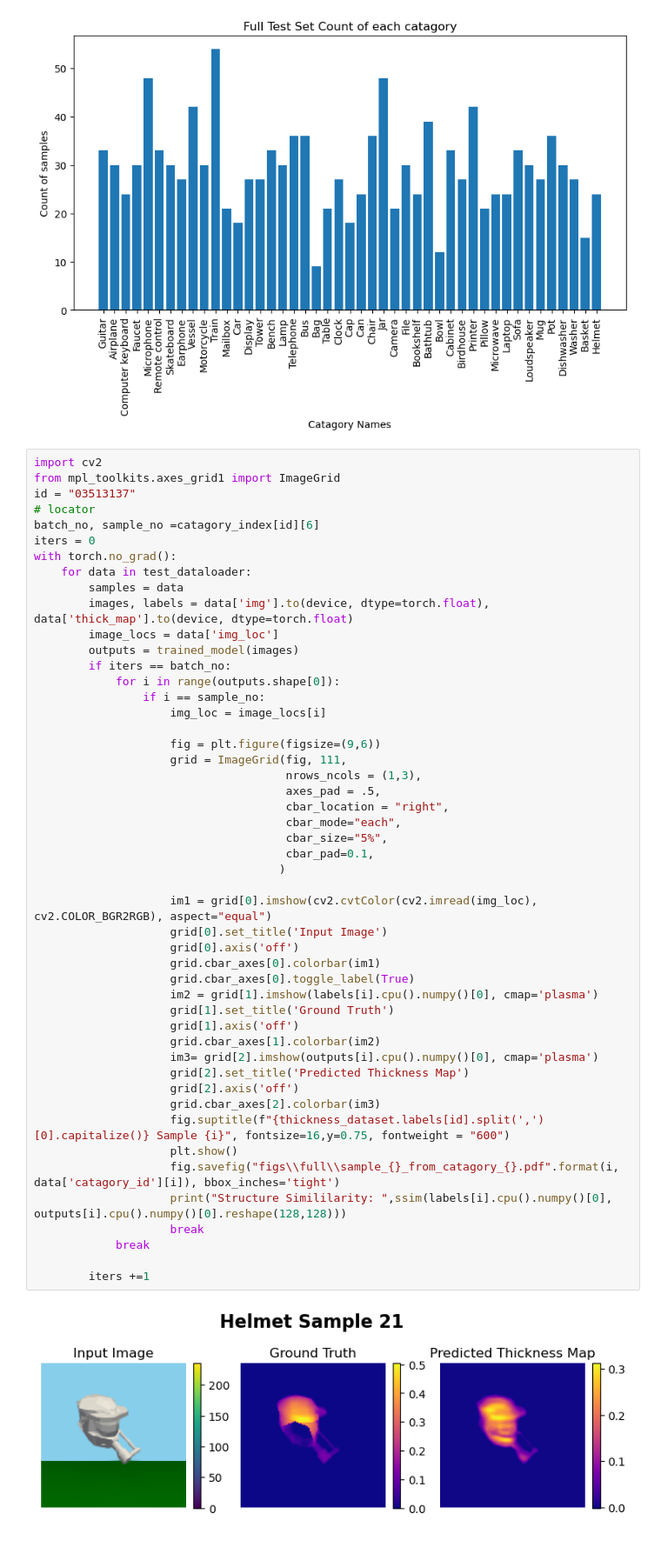
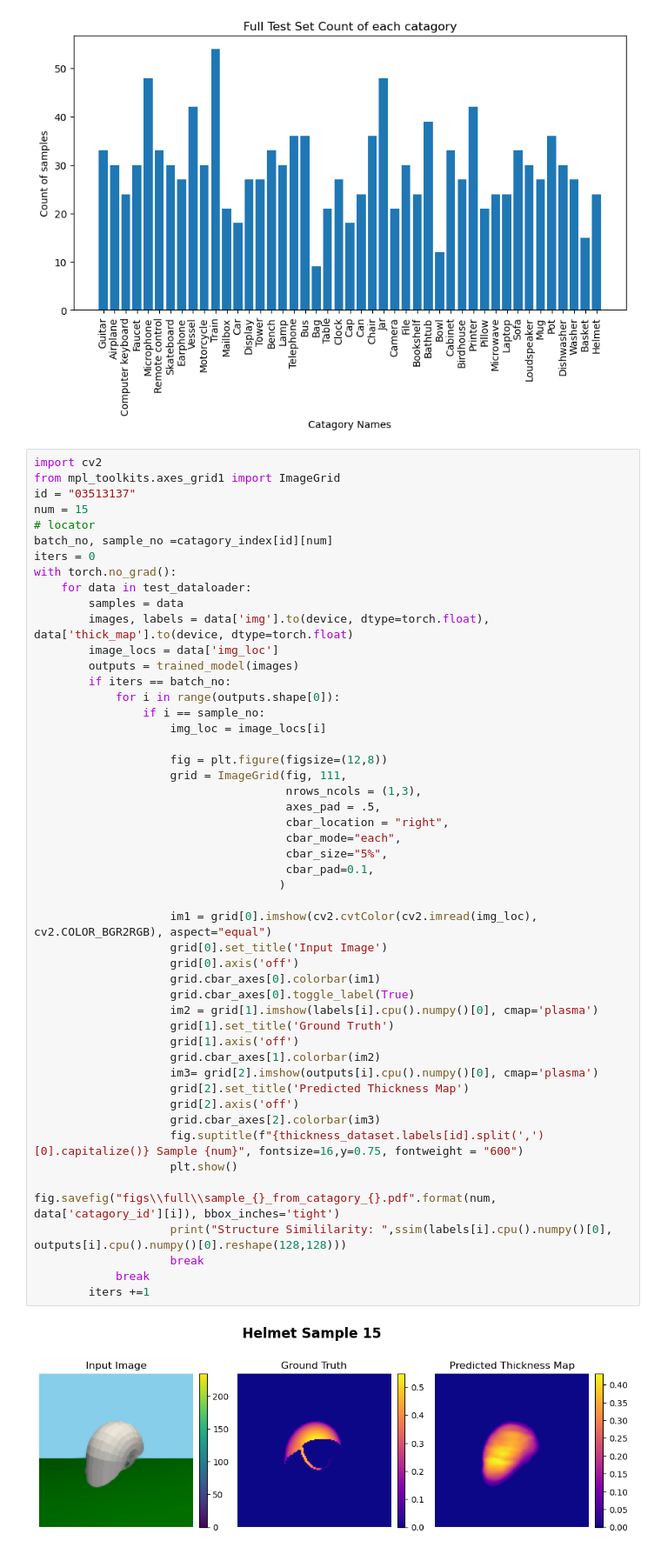
Before and after one commit to kane1204/Object-Thickness-Estimation-Network, a Jupyter notebook: test_model_balanced.ipynb, the cells around one changed output. Shown at 87% size. Cells and saved outputs as stored; diff of their text form.

Commit message:
Samples

```diff
--- a/test_model_balanced.ipynb
+++ b/test_model_balanced.ipynb
@@ -243,8 +243,9 @@ fig.savefig("figs\\full\\count_of_each_catagory.pdf", bbox_inches='tight')
 import cv2
 from mpl_toolkits.axes_grid1 import ImageGrid
 id = "03513137"
+num = 15
 # locator
-batch_no, sample_no =catagory_index[id][6]
+batch_no, sample_no =catagory_index[id][num]
 iters = 0
 with torch.no_grad():
     for data in test_dataloader:
@@ -257,36 +258,35 @@ with torch.no_grad():
                 if i == sample_no:
                     img_loc = image_locs[i]
 
-                    fig = plt.figure(figsize=(9,6))
+                    fig = plt.figure(figsize=(12,8))
                     grid = ImageGrid(fig, 111,
                                      nrows_ncols = (1,3),
                                      axes_pad = .5,
                                      cbar_location = "right",
                                      cbar_mode="each",
                                      cbar_size="5%",
                                      cbar_pad=0.1,
                                     )
 
                     im1 = grid[0].imshow(cv2.cvtColor(cv2.imread(img_loc), cv2.COLOR_BGR2RGB), aspect="equal")
                     grid[0].set_title('Input Image')
                     grid[0].axis('off')
                     grid.cbar_axes[0].colorbar(im1)
                     grid.cbar_axes[0].toggle_label(True)
                     im2 = grid[1].imshow(labels[i].cpu().numpy()[0], cmap='plasma')
                     grid[1].set_title('Ground Truth')
                     grid[1].axis('off')
                     grid.cbar_axes[1].colorbar(im2)
                     im3= grid[2].imshow(outputs[i].cpu().numpy()[0], cmap='plasma')
                     grid[2].set_title('Predicted Thickness Map')
                     grid[2].axis('off')
                     grid.cbar_axes[2].colorbar(im3)
-                    fig.suptitle(f"{thickness_dataset.labels[id].split(',')[0].capitalize()} Sample {i}", fontsize=16,y=0.75, fontweight = "600")
+                    fig.suptitle(f"{thickness_dataset.labels[id].split(',')[0].capitalize()} Sample {num}", fontsize=16,y=0.75, fontweight = "600")
                     plt.show()
-                    fig.savefig("figs\\full\\sample_{}_from_catagory_{}.pdf".format(i, data['catagory_id'][i]), bbox_inches='tight')
+                    fig.savefig("figs\\full\\sample_{}_from_catagory_{}.pdf".format(num, data['catagory_id'][i]), bbox_inches='tight')
                     print("Structure Simililarity: ",ssim(labels[i].cpu().numpy()[0], outputs[i].cpu().numpy()[0].reshape(128,128)))
                     break
             break
-
         iters +=1
 # %% [output]
-[figure, old version]
+[figure, new version]
```
Also changed, not shown: parts of 1 cell of this notebook, 4 other files.
